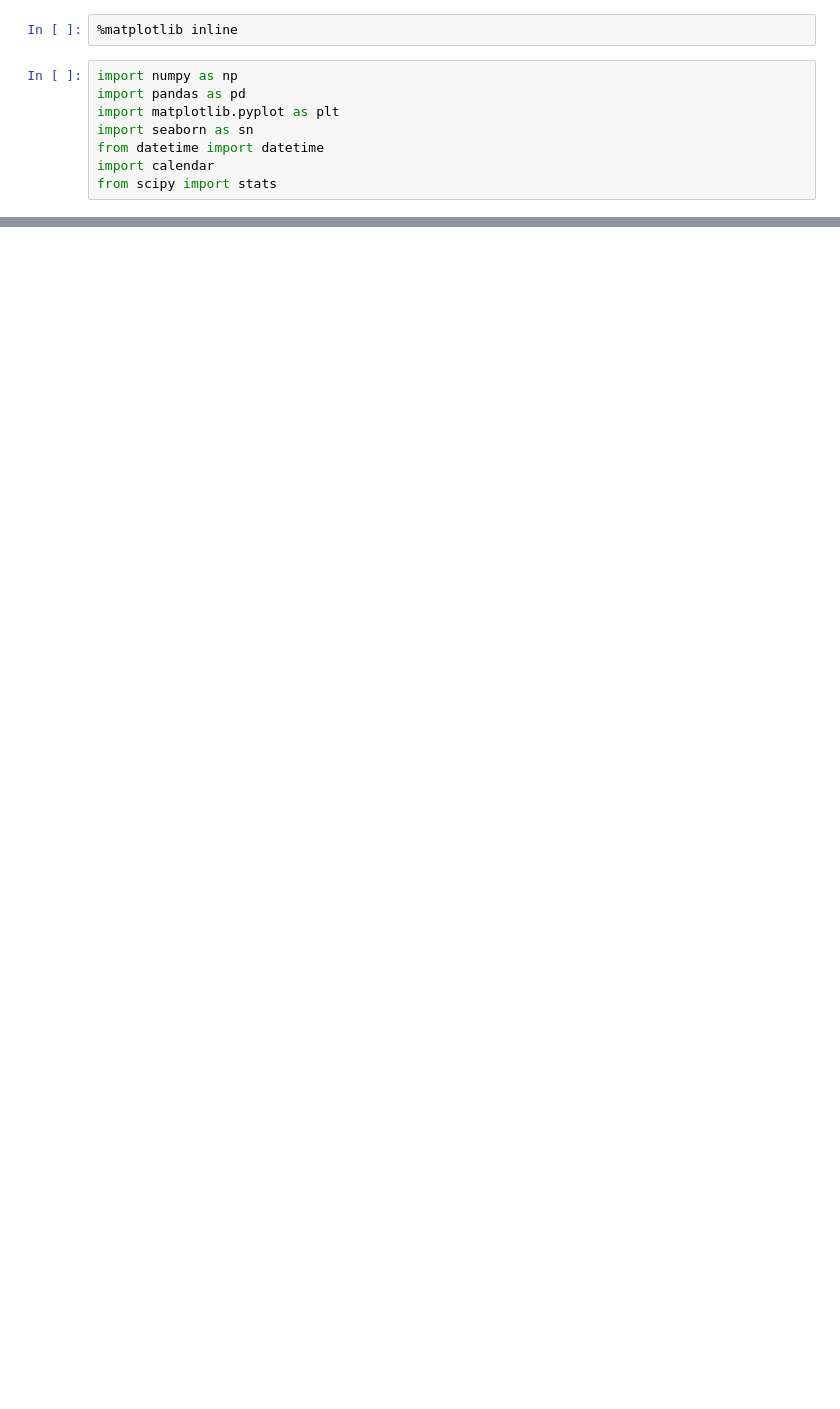
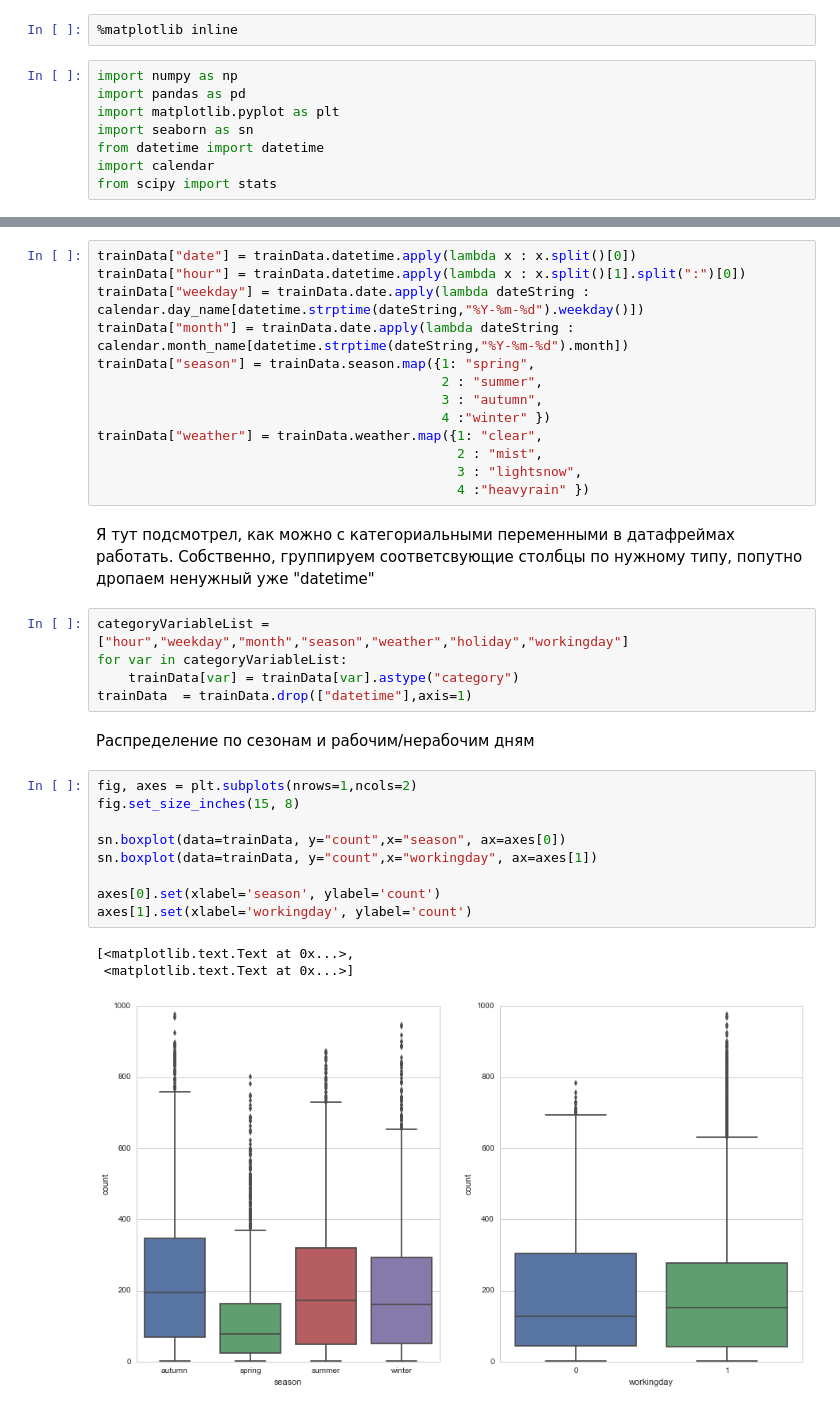
Before and after one commit to Vzzzz/kaggle-bike, a Jupyter notebook: solution.ipynb, the cells around one changed output, grey strips where cells are left out. Cells and saved outputs as stored; diff of their text form; blank space fills up the shorter version.

```diff
--- a/solution.ipynb
+++ b/solution.ipynb
@@ -157,0 +74,35 @@ ax4.set(xlabel='Hour Of The Day', ylabel='Users Count',title="Average Users Coun
+# %%
+trainData["date"] = trainData.datetime.apply(lambda x : x.split()[0])
+trainData["hour"] = trainData.datetime.apply(lambda x : x.split()[1].split(":")[0])
+trainData["weekday"] = trainData.date.apply(lambda dateString : calendar.day_name[datetime.strptime(dateString,"%Y-%m-%d").weekday()])
+trainData["month"] = trainData.date.apply(lambda dateString : calendar.month_name[datetime.strptime(dateString,"%Y-%m-%d").month])
+trainData["season"] = trainData.season.map({1: "spring",
+                                            2 : "summer",
+                                            3 : "autumn",
+                                            4 :"winter" })
+trainData["weather"] = trainData.weather.map({1: "clear",
+                                              2 : "mist",
+                                              3 : "lightsnow",
+                                              4 :"heavyrain" })
+# %% [markdown]
+Я тут подсмотрел, как можно с категориальными переменными в датафреймах работать. Собственно, группируем соответсвующие столбцы по нужному типу, попутно дропаем ненужный уже "datetime"
+# %%
+categoryVariableList = ["hour","weekday","month","season","weather","holiday","workingday"]
+for var in categoryVariableList:
+    trainData[var] = trainData[var].astype("category")
+trainData  = trainData.drop(["datetime"],axis=1)
+# %% [markdown]
+Распределение по сезонам и рабочим/нерабочим дням
+# %%
+fig, axes = plt.subplots(nrows=1,ncols=2)
+fig.set_size_inches(15, 8)
+
+sn.boxplot(data=trainData, y="count",x="season", ax=axes[0])
+sn.boxplot(data=trainData, y="count",x="workingday", ax=axes[1])
+
+axes[0].set(xlabel='season', ylabel='count')
+axes[1].set(xlabel='workingday', ylabel='count')
+# %% [output]
+[<matplotlib.text.Text at 0x...>,
+ <matplotlib.text.Text at 0x...>]
+[figure, added]
```
Also changed, not shown: parts of 37 cells of this notebook.
